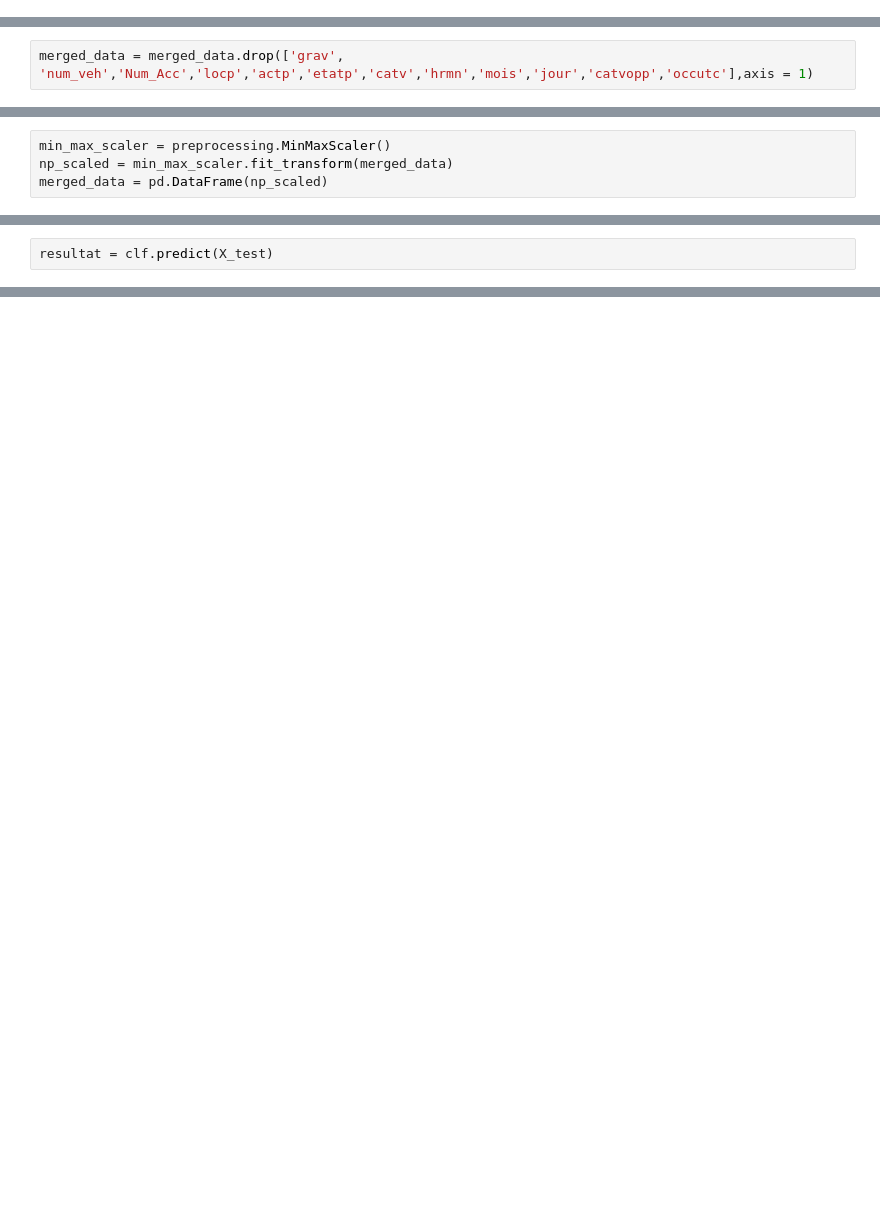
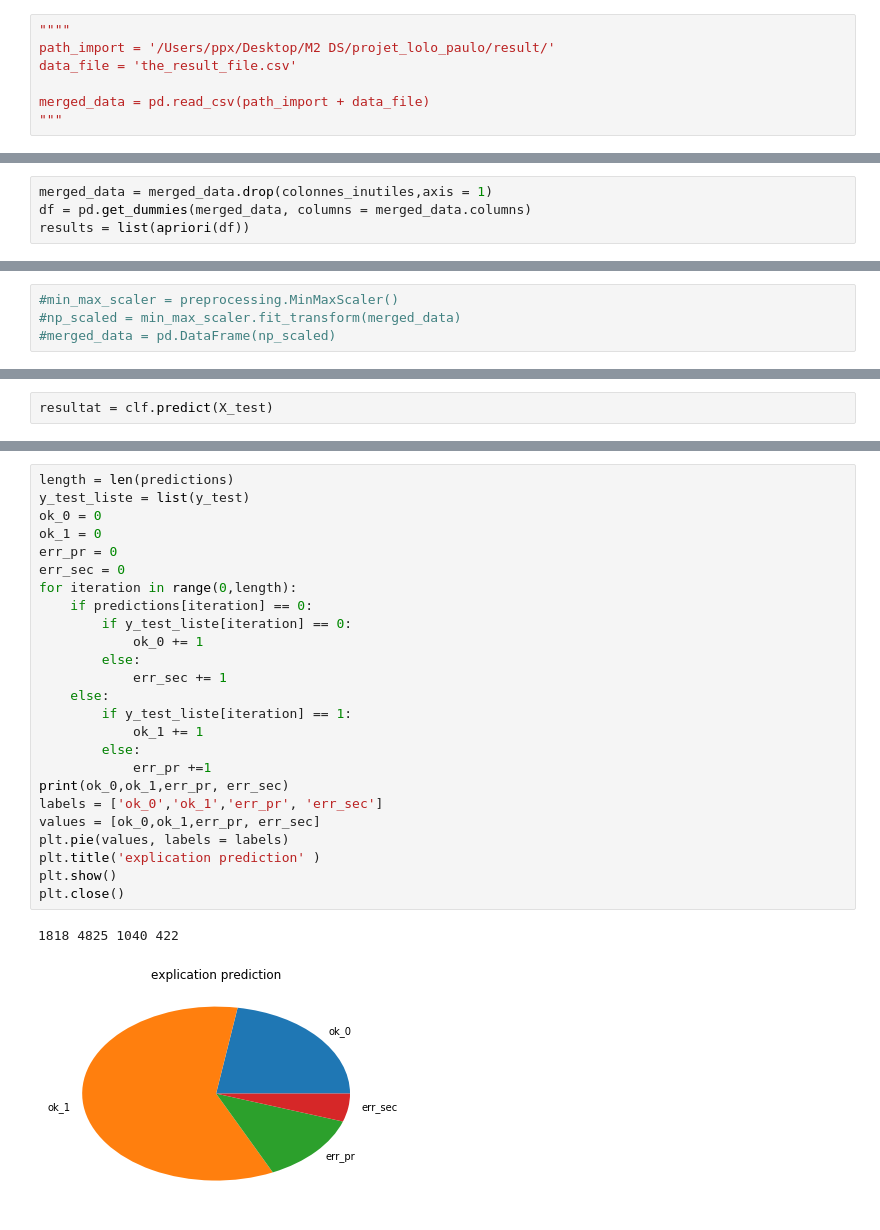
Before and after one commit to LRobergeon/TP_AccidentsRouteLyon, a Jupyter notebook: code/code_paulo_lolo.ipynb, the cells around one changed output, grey strips where cells are left out. Cells and saved outputs as stored; diff of their text form; blank space fills up the shorter version.

```diff
--- a/code/code_paulo_lolo.ipynb
+++ b/code/code_paulo_lolo.ipynb
@@ -27,2 +14,9 @@ array([1, 0])
 # %%
 %run import_data
+# %%
+""""
+path_import = '/Users/ppx/Desktop/M2 DS/projet_lolo_paulo/result/'
+data_file = 'the_result_file.csv'
+
+merged_data = pd.read_csv(path_import + data_file)
+"""
@@ -29,4 +40,6 @@ array([1, 0])
+# %%
+merged_data = merged_data.drop(colonnes_inutiles,axis = 1)
+df = pd.get_dummies(merged_data, columns = merged_data.columns)
+results = list(apriori(df))
 # %%
 y = merged_data.grav
-# %%
-merged_data = merged_data.drop(['grav', 'num_veh','Num_Acc','locp','actp','etatp','catv','hrmn','mois','jour','catvopp','occutc'],axis = 1)
@@ -38,7 +53,7 @@ Index(['place', 'catu', 'sexe', 'secu', 'an_nais', 'senc', 'obs', 'obsm',
        'catvopp_gen'],
       dtype='object')
 # %%
-min_max_scaler = preprocessing.MinMaxScaler()
-np_scaled = min_max_scaler.fit_transform(merged_data)
-merged_data = pd.DataFrame(np_scaled)
+#min_max_scaler = preprocessing.MinMaxScaler()
+#np_scaled = min_max_scaler.fit_transform(merged_data)
+#merged_data = pd.DataFrame(np_scaled)
 # %%
@@ -82,0 +278,28 @@ df.head
+# %%
+length = len(predictions)
+y_test_liste = list(y_test)
+ok_0 = 0
+ok_1 = 0
+err_pr = 0
+err_sec = 0
+for iteration in range(0,length):
+    if predictions[iteration] == 0:
+        if y_test_liste[iteration] == 0:
+            ok_0 += 1
+        else:
+            err_sec += 1
+    else:
+        if y_test_liste[iteration] == 1:
+            ok_1 += 1
+        else:
+            err_pr +=1
+print(ok_0,ok_1,err_pr, err_sec)
+labels = ['ok_0','ok_1','err_pr', 'err_sec']
+values = [ok_0,ok_1,err_pr, err_sec]
+plt.pie(values, labels = labels)
+plt.title('explication prediction' )
+plt.show()
+plt.close()
+# %% [output]
+1818 4825 1040 422
+[figure, added]
```
Also changed, not shown: parts of 55 cells of this notebook, 1 other file.
